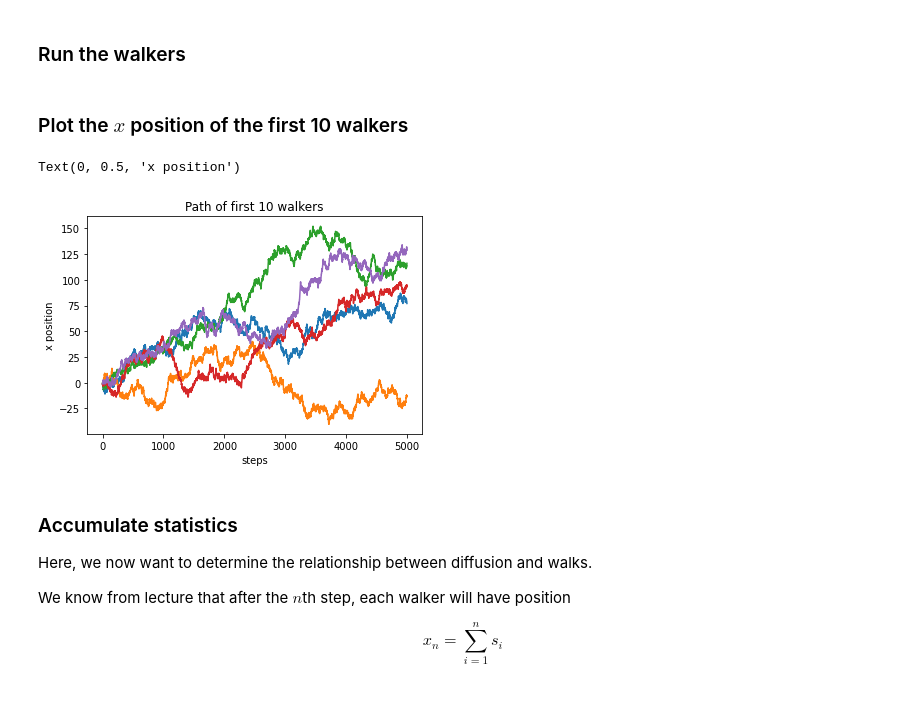
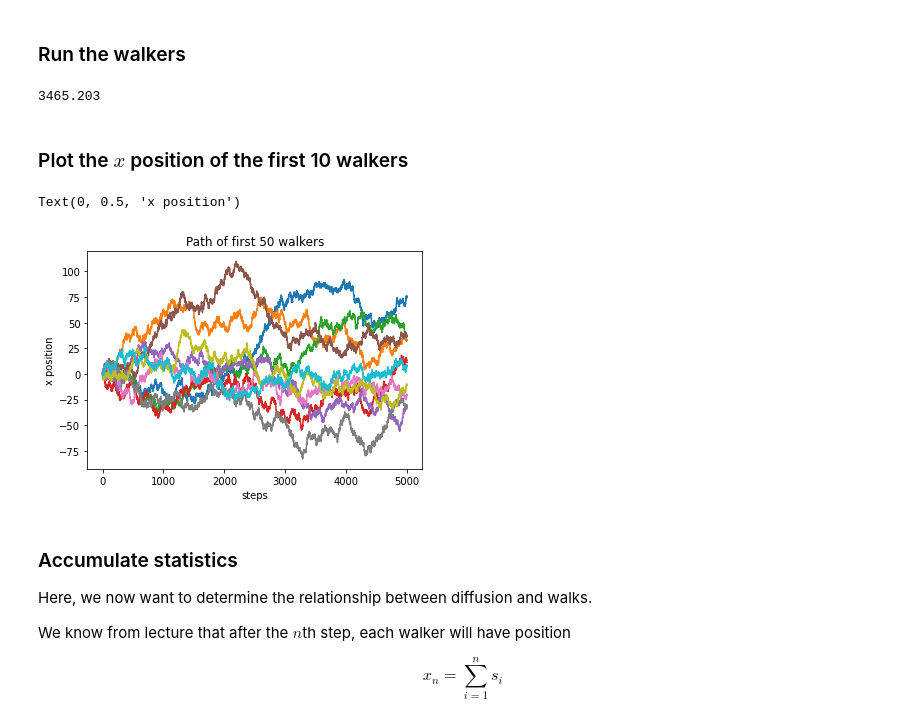
Before and after one commit to ubsuny/tensorflow-probability-CarlatBuffalo, a Jupyter notebook: RandomNumbers/random_walkers.ipynb, the cells around one changed output. Cells and saved outputs as stored; diff of their text form; code cells hidden in the pictures.

```diff
--- a/RandomNumbers/random_walkers.ipynb
+++ b/RandomNumbers/random_walkers.ipynb
@@ -27,17 +27,21 @@ step_shape = (n_walkers,n_steps,dims)
 steps = np.random.choice(a=step_set, size=step_shape)
 # Now we add up the steps for each walker to get the x positions
 x = steps.cumsum(axis=1)
+# %%
+np.average(np.abs(x[:,-1,0])**2)
+# %% [output]
+3465.203
 # %% [markdown]
 ### Plot the $x$ position of the first 10 walkers
 # %%
-for i in range( min(5,n_walkers) ):
+for i in range( min(10,n_walkers) ):
     plt.plot( x[i,:,0] )
-plt.title("Path of first 10 walkers")
+plt.title("Path of first 50 walkers")
 plt.xlabel("steps")
 plt.ylabel("x position")
 # %% [output]
 Text(0, 0.5, 'x position')
-[figure, old version]
+[figure, new version]
 # %% [markdown]
 ### Accumulate statistics
 
```
Also changed, not shown: parts of 10 cells of this notebook.
